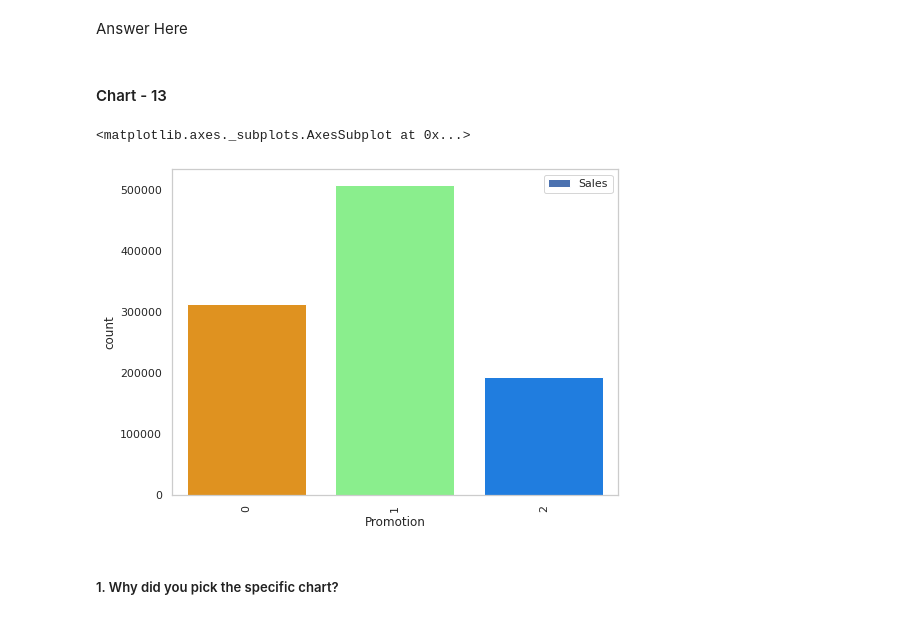
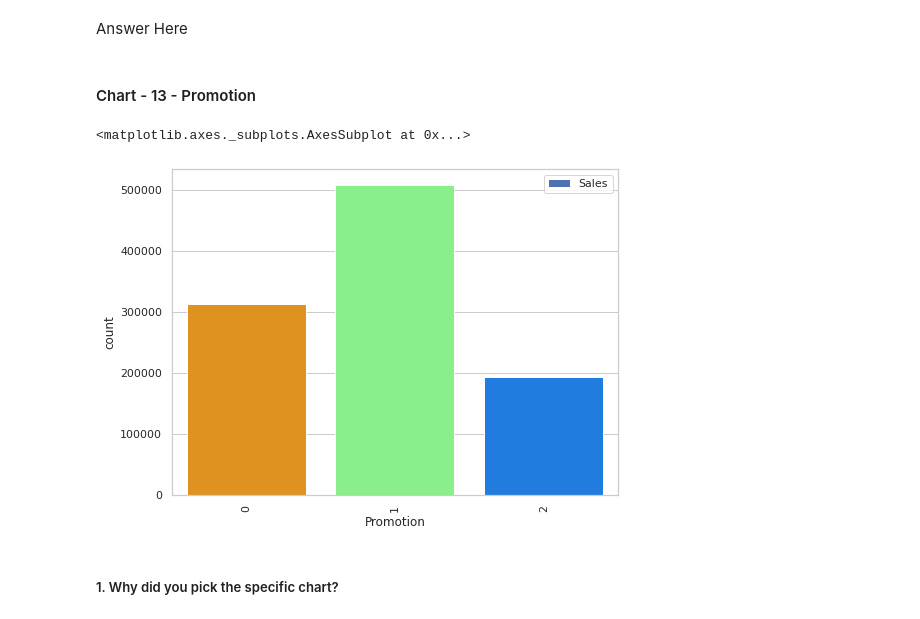
Before and after one commit to Jeetesh-KumarM/CAPSTONE-PROJECT-2-Regression, a Jupyter notebook: Capstone_Project_2_Regression.ipynb, the cells around one changed output. Drawn from its saved outputs; the diff is of its cells as text; code cells hidden in the pictures.

```diff
--- a/Capstone_Project_2_Regression.ipynb
+++ b/Capstone_Project_2_Regression.ipynb
@@ -417,5 +417,6 @@ Answer Here.
 # %%
 # Chart - 1 visualization code
+sns.set_style("whitegrid")
 sns.countplot(x='DayOfWeek',hue='Open',data=dff)
 # %% [output]
 <matplotlib.axes._subplots.AxesSubplot at 0x...>
@@ -780,0 +782,3 @@ temp
+# %%
+dff["Assortment"] = dff["Assortment"].map({"a": 0, "b": 1, "c": 2})
+print(dff['Assortment'].dtype,dff['Assortment'].unique())
@@ -817,15 +823,16 @@ Are there any insights that lead to negative growth? Justify with specific reaso
 # %% [markdown]
 Answer Here
 # %% [markdown]
-#### Chart - 13
+#### Chart - 13 - Promotion
 # %%
 # Chart - 13 visualization code
+sns.set_style("whitegrid")
 dff['Promotion']=dff['Promo']+dff['Promo2']
 dff.groupby(['Promotion']).agg({'Sales':'count'}).plot.bar()
 sns.countplot(x="Promotion", data=dff,palette='jet_r')
 # %% [output]
 <matplotlib.axes._subplots.AxesSubplot at 0x...>
-[figure, old version]
+[figure, new version]
 # %%
 dff.drop(['Promo','Promo2'],axis=1,inplace=True)
 # %% [markdown]
```
Also changed, not shown: parts of 38 cells of this notebook.
